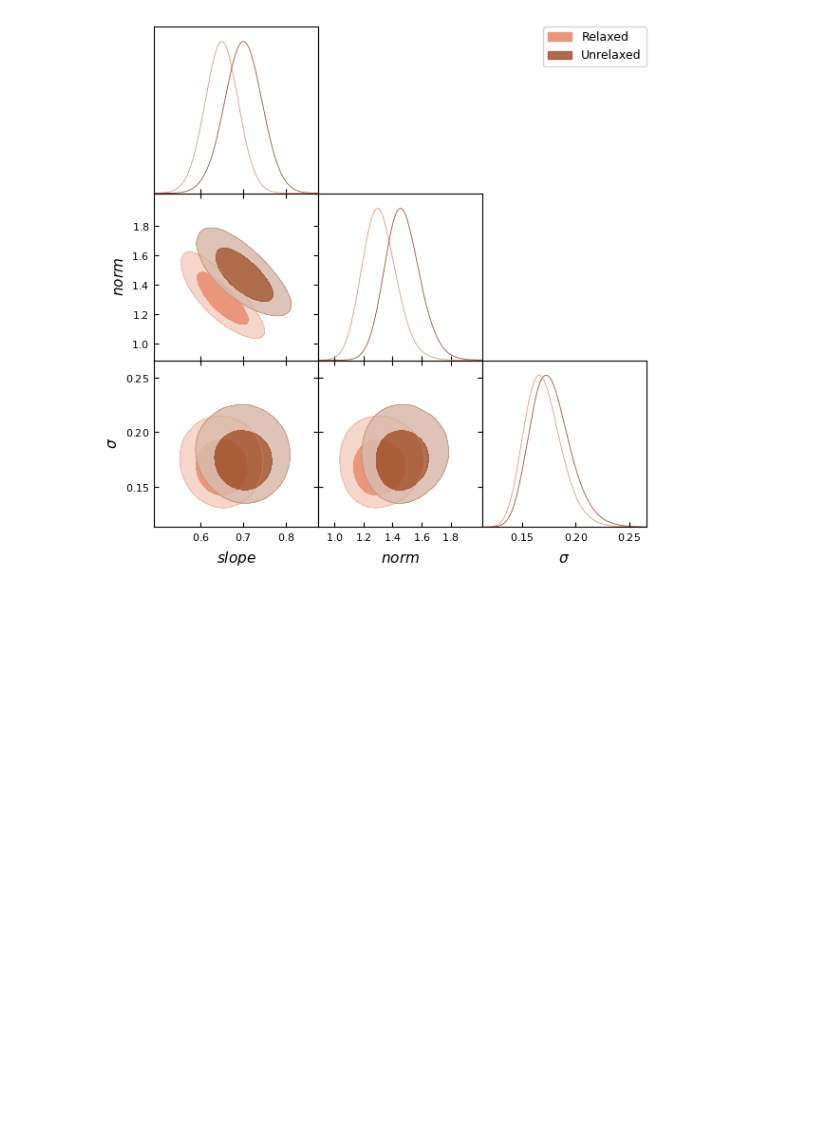
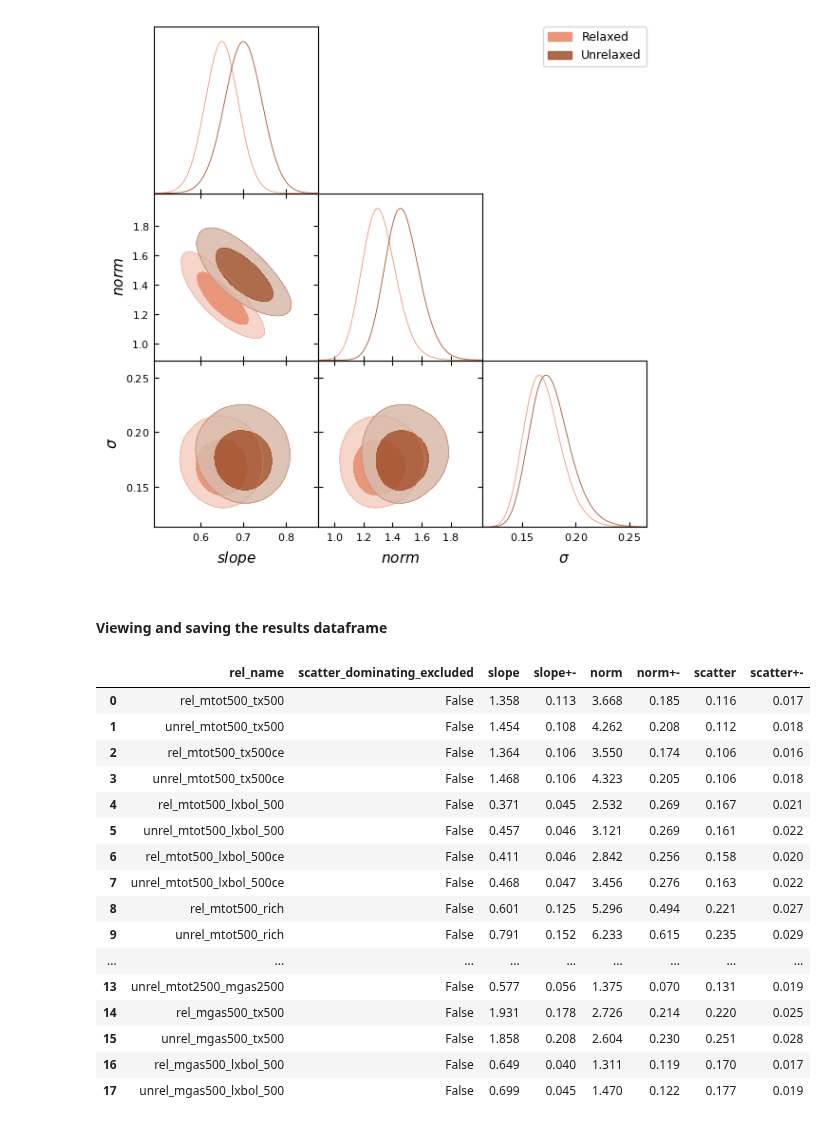
Before and after one commit to DavidT3/XCS-Mass-II-Analysis, a Jupyter notebook: notebooks/exploring_scatter/SDSSRM-XCS_relation_scatter_morphology_dependence.ipynb, the cells around one changed output. Saved outputs shown, nothing was run; the diff lists cells and outputs as text; code cells hidden in the pictures; blank space fills up the shorter version.

```diff
--- a/notebooks/exploring_scatter/SDSSRM-XCS_relation_scatter_morphology_dependence.ipynb
+++ b/notebooks/exploring_scatter/SDSSRM-XCS_relation_scatter_morphology_dependence.ipynb
@@ -1107,3 +1175,9 @@ unrel_mtot500_mgas500.name = r'Unrelaxed'
+# %%
+# First the relaxed, then the unrelaxed - hard coding the indexes which is unfortunate, but safer I think
+split_rel_pars.loc[10, :] = ["rel_mtot500_mgas500", False, *rel_mtot500_mgas500.pars[0], *rel_mtot500_mgas500.pars[1],
+                             *rel_mtot500_mgas500.scatter_par]
+split_rel_pars.loc[11, :] = ["unrel_mtot500_mgas500", False, *unrel_mtot500_mgas500.pars[0], *unrel_mtot500_mgas500.pars[1],
+                             *unrel_mtot500_mgas500.scatter_par]
 # %% [markdown]
 #### Comparison figure & corner plot
 # %%
@@ -1159,3 +1235,9 @@ unrel_mtot2500_mgas2500.name = r'Unrelaxed'
+# %%
+# First the relaxed, then the unrelaxed - hard coding the indexes which is unfortunate, but safer I think
+split_rel_pars.loc[12, :] = ["rel_mtot2500_mgas2500", False, *rel_mtot2500_mgas2500.pars[0], *rel_mtot2500_mgas2500.pars[1],
+                             *rel_mtot2500_mgas2500.scatter_par]
+split_rel_pars.loc[13, :] = ["unrel_mtot2500_mgas2500", False, *unrel_mtot2500_mgas2500.pars[0], *unrel_mtot2500_mgas2500.pars[1],
+                             *unrel_mtot2500_mgas2500.scatter_par]
 # %% [markdown]
 #### Comparison figure & corner plot
 # %%
@@ -1208,3 +1292,9 @@ unrel_mgas500_tx500.name = r'Unrelaxed'
+# %%
+# First the relaxed, then the unrelaxed - hard coding the indexes which is unfortunate, but safer I think
+split_rel_pars.loc[14, :] = ["rel_mgas500_tx500", False, *rel_mgas500_tx500.pars[0], *rel_mgas500_tx500.pars[1],
+                             *rel_mgas500_tx500.scatter_par]
+split_rel_pars.loc[15, :] = ["unrel_mgas500_tx500", False, *unrel_mgas500_tx500.pars[0], *unrel_mgas500_tx500.pars[1],
+                             *unrel_mgas500_tx500.scatter_par]
 # %% [markdown]
 #### Comparison figure & corner plot
 # %%
@@ -1262,3 +1354,9 @@ unrel_mgas500_lxbol_500.name = r'Unrelaxed'
+# %%
+# First the relaxed, then the unrelaxed - hard coding the indexes which is unfortunate, but safer I think
+split_rel_pars.loc[16, :] = ["rel_mgas500_lxbol_500", False, *rel_mgas500_lxbol_500.pars[0], *rel_mgas500_lxbol_500.pars[1],
+                             *rel_mgas500_lxbol_500.scatter_par]
+split_rel_pars.loc[17, :] = ["unrel_mgas500_lxbol_500", False, *unrel_mgas500_lxbol_500.pars[0], *unrel_mgas500_lxbol_500.pars[1],
+                             *unrel_mgas500_lxbol_500.scatter_par]
 # %% [markdown]
 #### Comparison figure & corner plot
 # %%
@@ -1271,3 +1369,29 @@ unrel_mgas500_lxbol_500.name = r'Unrelaxed'
 Removed no burn in
 Removed no burn in
 [figure]
+# %% [markdown]
+#### Viewing and saving the results dataframe
+# %%
+rounded_pars = split_rel_pars[['slope', 'slope+-', 'norm', 'norm+-', 'scatter', 'scatter+-']].values.astype(float).round(3)
+split_rel_pars[['slope', 'slope+-', 'norm', 'norm+-', 'scatter', 'scatter+-']] = rounded_pars
+out_pth = "../../outputs/result_files/exploring_scatter/morphology_dependence/split_relaxed-unrelaxed_scaling_relation_pars.csv"
+split_rel_pars.to_csv(out_pth, index=False)
+split_rel_pars
+# %% [output]
+|  | rel_name | scatter_dominating_excluded | slope | slope+- | norm | norm+- | scatter | scatter+- |
+| 0 | rel_mtot500_tx500 | False | 1.358 | 0.113 | 3.668 | 0.185 | 0.116 | 0.017 |
+| 1 | unrel_mtot500_tx500 | False | 1.454 | 0.108 | 4.262 | 0.208 | 0.112 | 0.018 |
+| 2 | rel_mtot500_tx500ce | False | 1.364 | 0.106 | 3.550 | 0.174 | 0.106 | 0.016 |
+| 3 | unrel_mtot500_tx500ce | False | 1.468 | 0.106 | 4.323 | 0.205 | 0.106 | 0.018 |
+| 4 | rel_mtot500_lxbol_500 | False | 0.371 | 0.045 | 2.532 | 0.269 | 0.167 | 0.021 |
+| 5 | unrel_mtot500_lxbol_500 | False | 0.457 | 0.046 | 3.121 | 0.269 | 0.161 | 0.022 |
+| 6 | rel_mtot500_lxbol_500ce | False | 0.411 | 0.046 | 2.842 | 0.256 | 0.158 | 0.020 |
+| 7 | unrel_mtot500_lxbol_500ce | False | 0.468 | 0.047 | 3.456 | 0.276 | 0.163 | 0.022 |
+| 8 | rel_mtot500_rich | False | 0.601 | 0.125 | 5.296 | 0.494 | 0.221 | 0.027 |
+| 9 | unrel_mtot500_rich | False | 0.791 | 0.152 | 6.233 | 0.615 | 0.235 | 0.029 |
+| ... | ... | ... | ... | ... | ... | ... | ... | ... |
+| 13 | unrel_mtot2500_mgas2500 | False | 0.577 | 0.056 | 1.375 | 0.070 | 0.131 | 0.019 |
+| 14 | rel_mgas500_tx500 | False | 1.931 | 0.178 | 2.726 | 0.214 | 0.220 | 0.025 |
+| 15 | unrel_mgas500_tx500 | False | 1.858 | 0.208 | 2.604 | 0.230 | 0.251 | 0.028 |
+| 16 | rel_mgas500_lxbol_500 | False | 0.649 | 0.040 | 1.311 | 0.119 | 0.170 | 0.017 |
+| 17 | unrel_mgas500_lxbol_500 | False | 0.699 | 0.045 | 1.470 | 0.122 | 0.177 | 0.019 |
```
Also changed, not shown: parts of 28 cells of this notebook.
